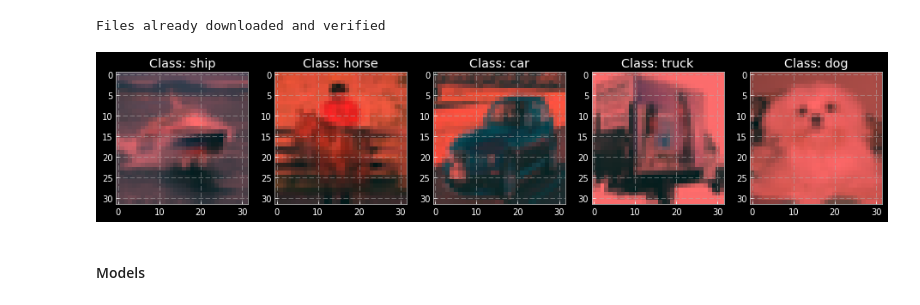
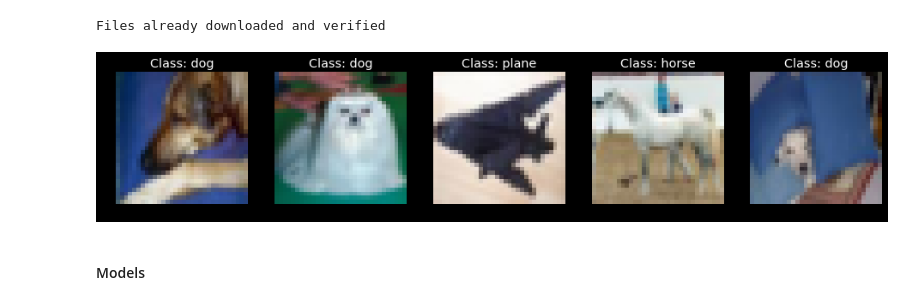
Before and after one commit to GokuMohandas/oreilly-pytorch, a Jupyter notebook: code/lesson2/lesson2.ipynb, the cells around one changed output. Cells and saved outputs as stored; diff of their text form; code cells hidden in the pictures.

```diff
--- a/code/lesson2/lesson2.ipynb
+++ b/code/lesson2/lesson2.ipynb
@@ -157,7 +150,7 @@ def process_batch(inputs, targets, model, criterion, optimizer, cuda, is_trainin
     """
 
     if cuda:
-        inputs, target = inputs.cuda(), target.cuda()
+        inputs, targets = inputs.cuda(), targets.cuda()
 
     # Convert tensors to Variables (for autograd)
     if is_training:
@@ -307,13 +300,12 @@ def infer(model, inputs):
     return predicted
 # %%
 # Visualize some predictions
-for batch in test_loader:
-    samples = batch[0][:5]
-    y_preds = infer(model, samples)
-    plt.subplot(1, 5, 1)
-    for i, sample in enumerate(samples):
-        plt.subplot(1, 5, i+1)
-        plt.title('prediction: %i'% y_preds[i].data[0])
-        plt.imshow(sample.numpy().reshape((28,28)))
-    break
+batch = next(iter(test_loader))
+samples = batch[0][:5]
+y_preds = infer(model, samples)
+for i, sample in enumerate(samples):
+    plt.subplot(1, 5, i+1)
+    plt.title('prediction: %i'% y_preds[i].data[0])
+    plt.imshow(sample.numpy().reshape((28,28)))
+    plt.axis('off')
 # %% [output]
@@ -330,7 +322,6 @@ train_loader = torch.utils.data.DataLoader(
     datasets.CIFAR10('data/cifar10', train=True, download=True,
                    transform=transforms.Compose([
                        transforms.ToTensor(),
-                       transforms.Normalize((0.1307,), (0.3081,))
                    ])),
     batch_size=batch_size, shuffle=True)
 
@@ -338,7 +329,6 @@ train_loader = torch.utils.data.DataLoader(
 test_loader = torch.utils.data.DataLoader(
     datasets.CIFAR10('data/cifar10', train=False, transform=transforms.Compose([
                        transforms.ToTensor(),
-                       transforms.Normalize((0.1307,), (0.3081,))
                    ])),
     batch_size=batch_size, shuffle=True)
 # %% [output]
@@ -348,20 +338,22 @@ Files already downloaded and verified
 classes = ('plane', 'car', 'bird', 'cat',
            'deer', 'dog', 'frog', 'horse',
            'ship', 'truck')
+# %%
+def toimage(myTensor):
+    return myTensor.numpy().transpose((1, 2, 0))
 # %%
 # Visualize some samples
-from scipy.misc import toimage
-for batch in test_loader:
-    samples = batch[0][:5]
-    y_true = batch[1]
-    plt.subplot(1, 5, 1)
-    for i, sample in enumerate(samples):
-        plt.subplot(1, 5, i+1)
-        plt.title('Class: %s'% classes[y_true[i]])
-        plt.imshow(toimage(sample.numpy()))
-    break
+batch = next(iter(test_loader))
+samples = batch[0][:5]
+y_true = batch[1]
+plt.subplot(1, 5, 1)
+for i, sample in enumerate(samples):
+    plt.subplot(1, 5, i+1)
+    plt.title('Class: %s'% classes[y_true[i]])
+    plt.imshow(toimage(sample))
+    plt.axis('off')
 # %% [output]
-[figure, old version]
+[figure, new version]
 # %% [markdown]
 #### Models
 # %%
```
Also changed, not shown: parts of 10 cells of this notebook, 3 other files.
